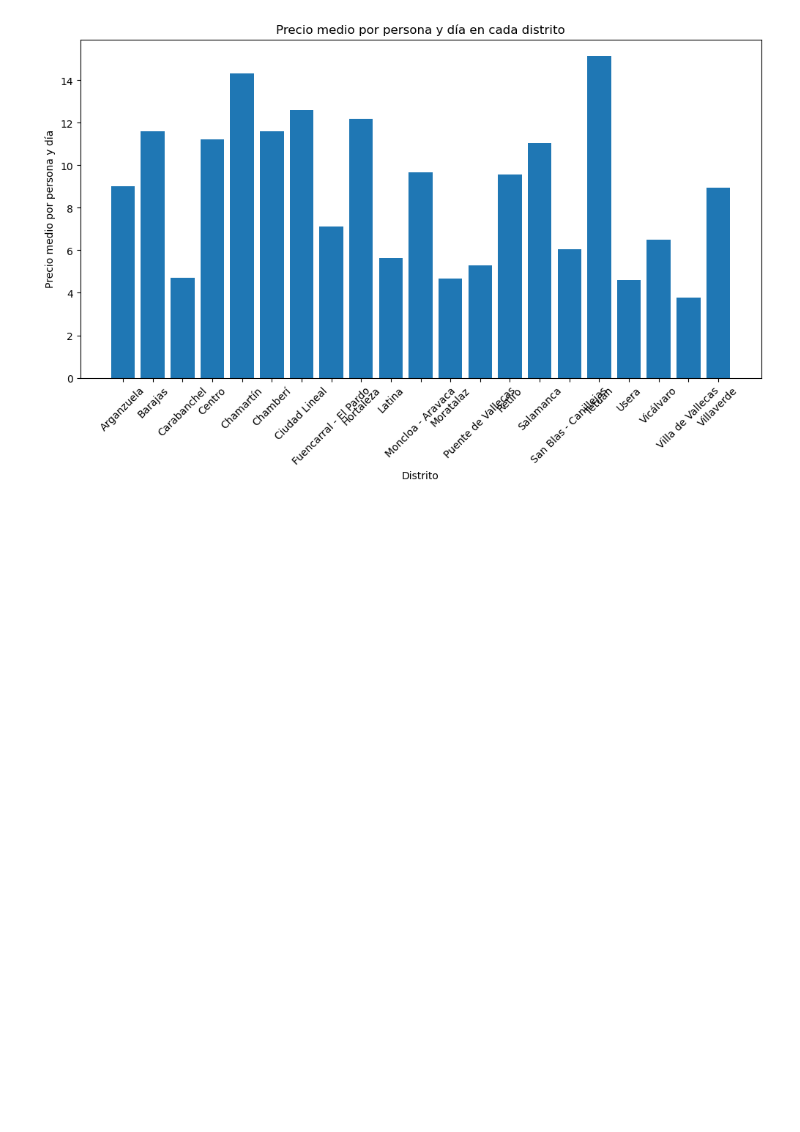
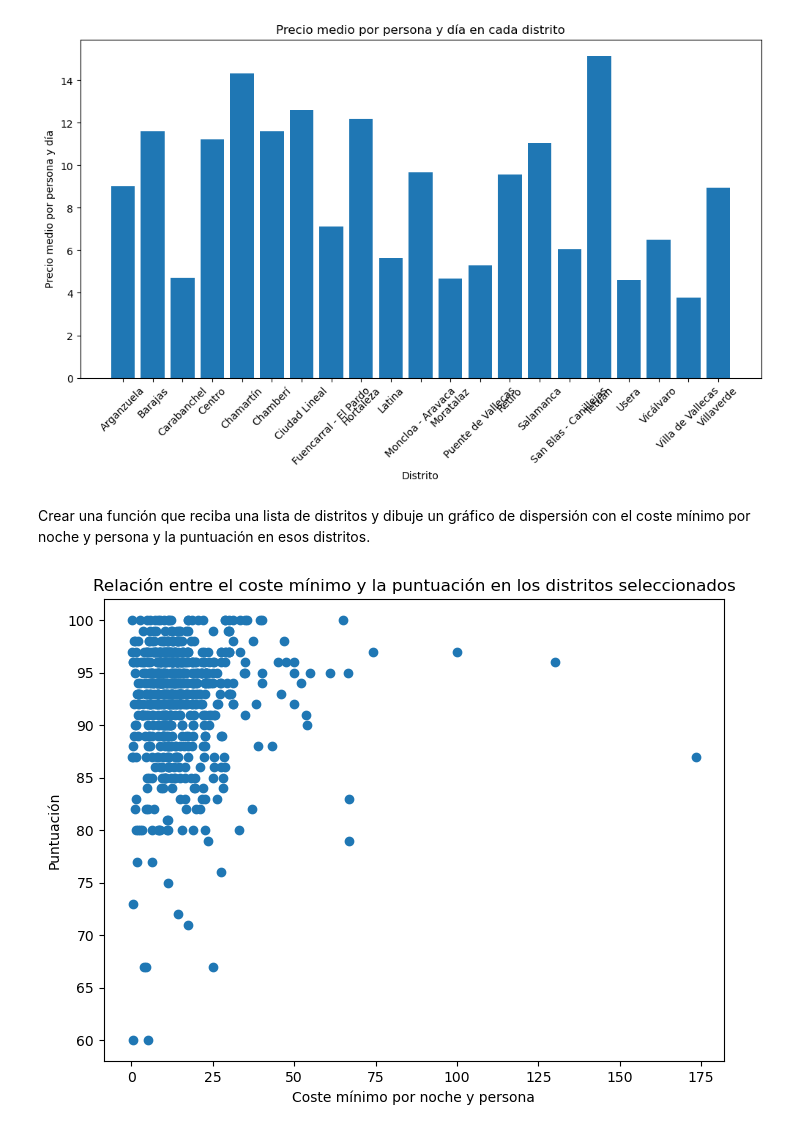
Before and after one commit to Jose-NachoySerra/Entrega-lunes-15, a Jupyter notebook: archivo.ipynb, the cells around one changed output. Cells and saved outputs as stored; diff of their text form; code cells hidden in the pictures; blank space fills up the shorter version.

```diff
--- a/archivo.ipynb
+++ b/archivo.ipynb
@@ -285,3 +285,34 @@ Try using .loc[row_indexer,col_indexer] = value instead
 See the caveats in the documentation: https://pandas.pydata.org/pandas-docs/stable/user_guide/indexing.html#returning-a-view-versus-a-copy
   df['precio_persona_dia'] = df['price'] / (df['minimum_nights'] * df['accommodates'])
 [figure]
+# %% [markdown]
+Crear una función que reciba una lista de distritos y dibuje un gráfico de dispersión con el coste mínimo por noche y persona y la puntuación en esos distritos.
+# %%
+def clean_currency(x):
+    if isinstance(x, str):
+        return x.replace('$', '').replace(',', '')
+    return x
+
+def grafico_disersion_coste_puntuacion(df, distritos):
+    # Filtrar el DataFrame por los distritos especificados
+    df_distritos = df[df['neighbourhood_group_cleansed'].isin(distritos)].copy()
+
+    # Aplicar la función de limpieza de moneda a las columnas "price" y "cleaning_fee"
+    df_distritos['price'] = df_distritos['price'].apply(clean_currency).astype(float)
+    df_distritos['cleaning_fee'] = df_distritos['cleaning_fee'].apply(clean_currency).astype(float)
+
+    # Calcular el coste mínimo por noche y persona
+    df_distritos['minimum_cost'] = (df_distritos['price'] + df_distritos['cleaning_fee']) / (df_distritos['minimum_nights'] * df_distritos['accommodates'])
+
+    # Crear el gráfico de dispersión
+    plt.figure(figsize=(8, 6))
+    plt.scatter(df_distritos['minimum_cost'], df_distritos['review_scores_rating'])
+    plt.xlabel('Coste mínimo por noche y persona')
+    plt.ylabel('Puntuación')
+    plt.title('Relación entre el coste mínimo y la puntuación en los distritos seleccionados')
+    plt.show()
+
+
+grafico_disersion_coste_puntuacion(data, ['Centro', 'Arganzuela', 'Salamanca', 'Chamartín', 'Tetuán'])
+# %% [output]
+[figure, added]
```
